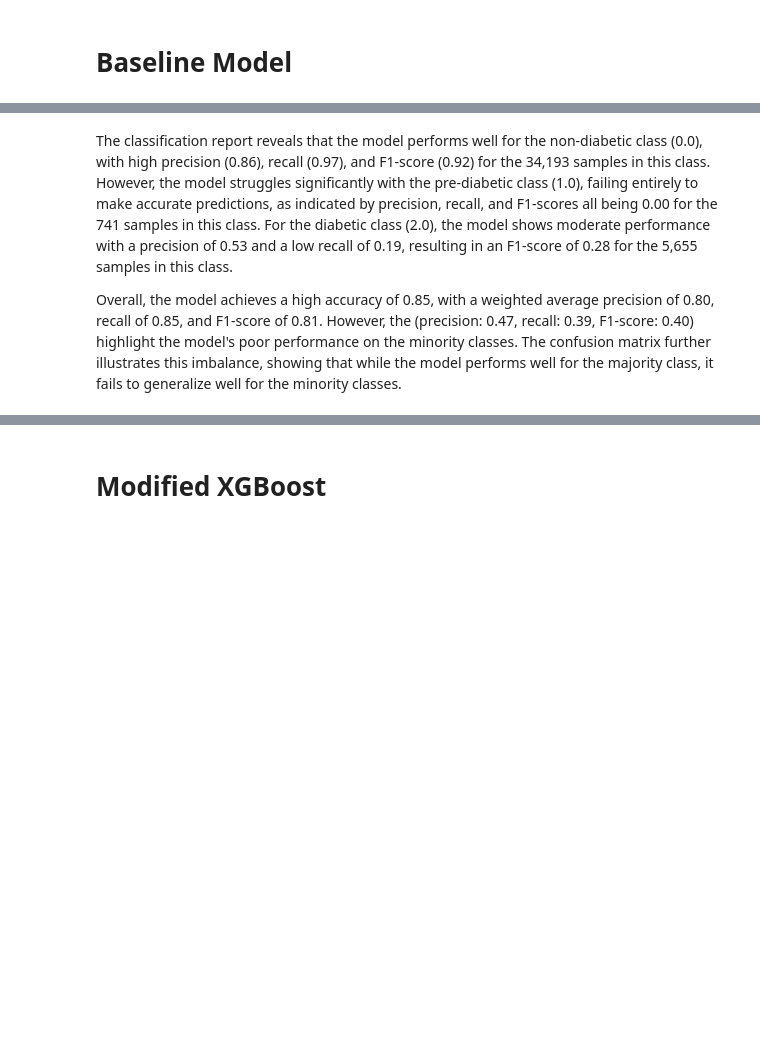
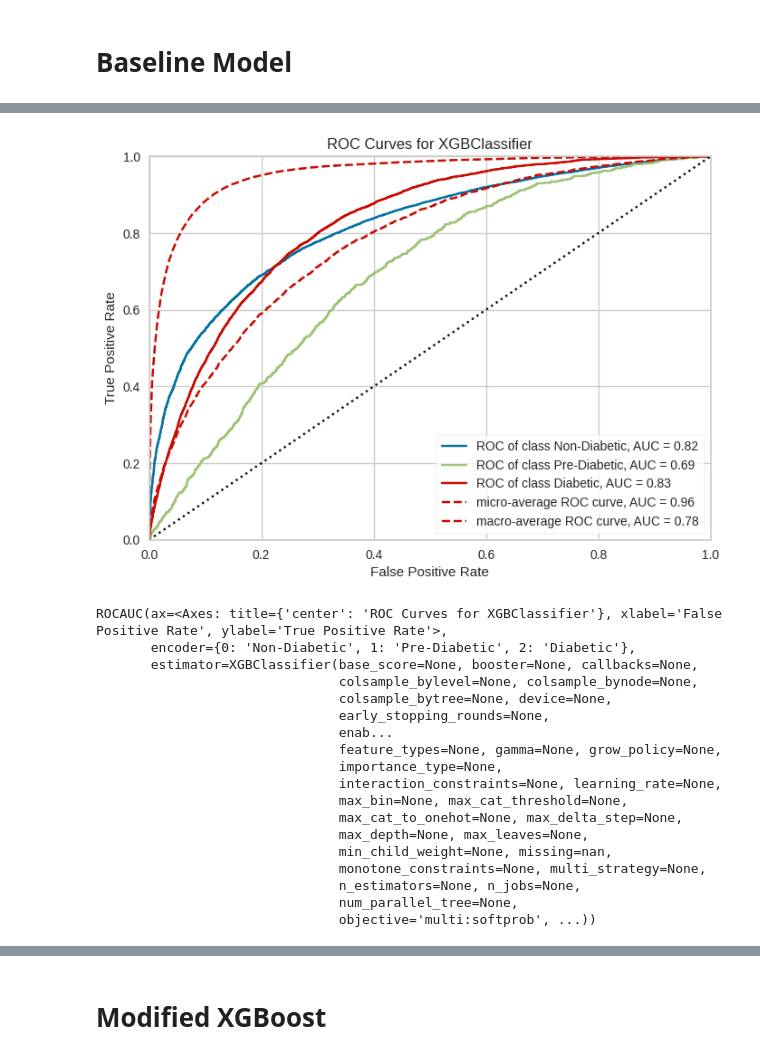
Before and after one commit to AAI-510/AAI-510-final-project, a Jupyter notebook: CAS_XGBoost_Project.ipynb, the cells around one changed output, grey strips where cells are left out. Saved outputs shown, nothing was run; the diff lists cells and outputs as text; code cells hidden in the pictures; blank space fills up the shorter version.

```diff
--- a/CAS_XGBoost_Project.ipynb
+++ b/CAS_XGBoost_Project.ipynb
@@ -42,3 +49,17 @@ Data columns (total 22 columns):
  21  Income                253680 non-null  float64
 dtypes: float64(22)
 memory usage: 42.6 MB
+# %%
+# Function to plot ROC curve using Yellowbrick
+def plot_ROC_curve(model, xtrain, ytrain, xtest, ytest):
+    # Creating visualization with the readable labels
+    visualizer = ROCAUC(model, encoder={0: 'Non-Diabetic',
+                                        1: 'Pre-Diabetic',
+                                        2: 'Diabetic'})
+
+    # Fitting to the training data first then scoring with the test data
+    visualizer.fit(xtrain, ytrain)
+    visualizer.score(xtest, ytest)
+    visualizer.show()
+
+    return visualizer
@@ -98,4 +133,23 @@ F1 Score: 0.8101806356670375
-# %% [markdown]
-The classification report reveals that the model performs well for the non-diabetic class (0.0), with high precision (0.86), recall (0.97), and F1-score (0.92) for the 34,193 samples in this class. However, the model struggles significantly with the pre-diabetic class (1.0), failing entirely to make accurate predictions, as indicated by precision, recall, and F1-scores all being 0.00 for the 741 samples in this class. For the diabetic class (2.0), the model shows moderate performance with a precision of 0.53 and a low recall of 0.19, resulting in an F1-score of 0.28 for the 5,655 samples in this class.
-
-Overall, the model achieves a high accuracy of 0.85, with a weighted average precision of 0.80, recall of 0.85, and F1-score of 0.81. However, the (precision: 0.47, recall: 0.39, F1-score: 0.40) highlight the model's poor performance on the minority classes. The confusion matrix further illustrates this imbalance, showing that while the model performs well for the majority class, it fails to generalize well for the minority classes.
+# %%
+# Plot ROC curve
+plot_ROC_curve(xgboost, X_train, y_train, X_val, y_val)
+# %% [output]
+[figure, added]
+ROCAUC(ax=<Axes: title={'center': 'ROC Curves for XGBClassifier'}, xlabel='False Positive Rate', ylabel='True Positive Rate'>,
+       encoder={0: 'Non-Diabetic', 1: 'Pre-Diabetic', 2: 'Diabetic'},
+       estimator=XGBClassifier(base_score=None, booster=None, callbacks=None,
+                               colsample_bylevel=None, colsample_bynode=None,
+                               colsample_bytree=None, device=None,
+                               early_stopping_rounds=None,
+                               enab...
+                               feature_types=None, gamma=None, grow_policy=None,
+                               importance_type=None,
+                               interaction_constraints=None, learning_rate=None,
+                               max_bin=None, max_cat_threshold=None,
+                               max_cat_to_onehot=None, max_delta_step=None,
+                               max_depth=None, max_leaves=None,
+                               min_child_weight=None, missing=nan,
+                               monotone_constraints=None, multi_strategy=None,
+                               n_estimators=None, n_jobs=None,
+                               num_parallel_tree=None,
+                               objective='multi:softprob', ...))
```
Also changed, not shown: parts of 28 cells of this notebook, 6 other files.
